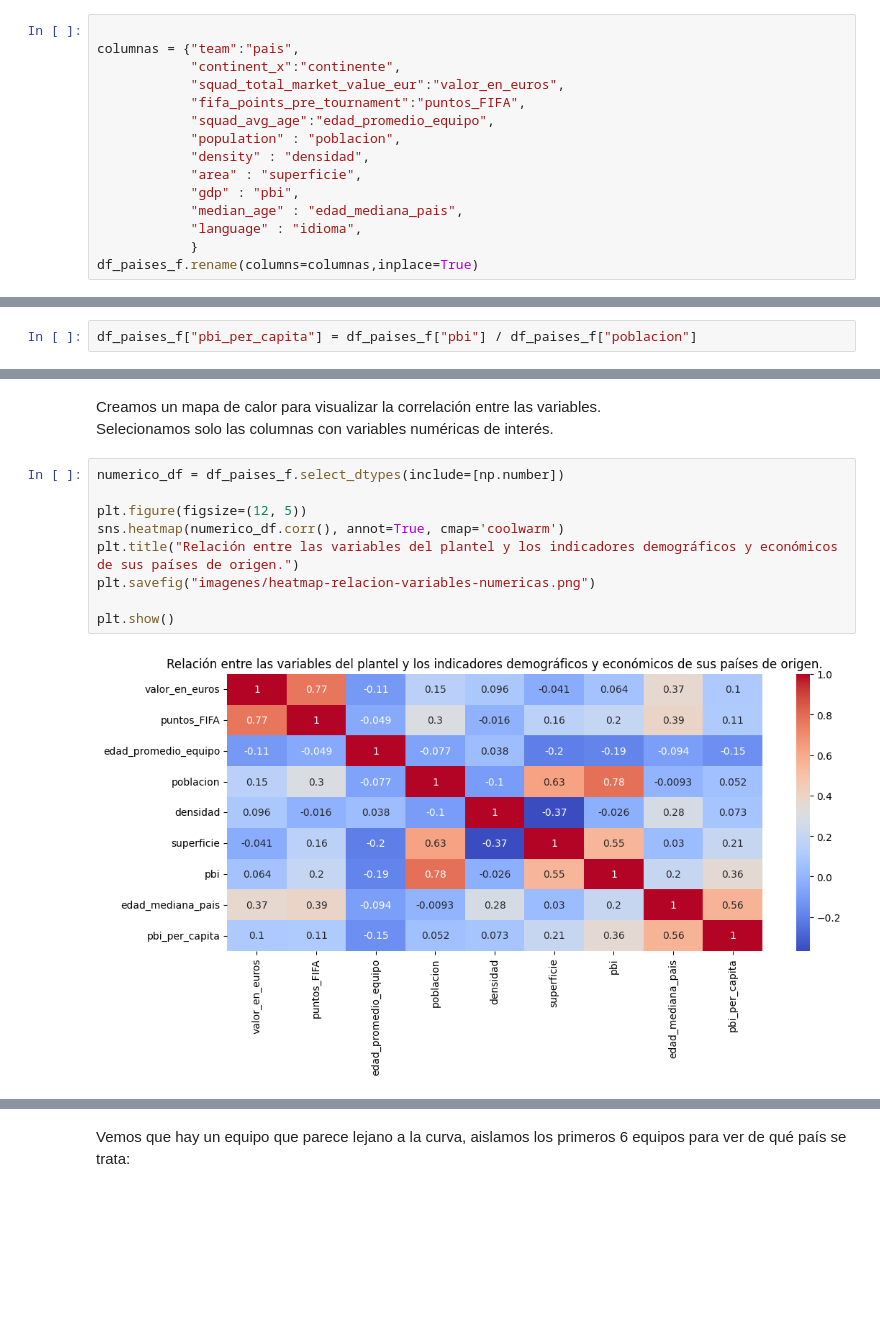
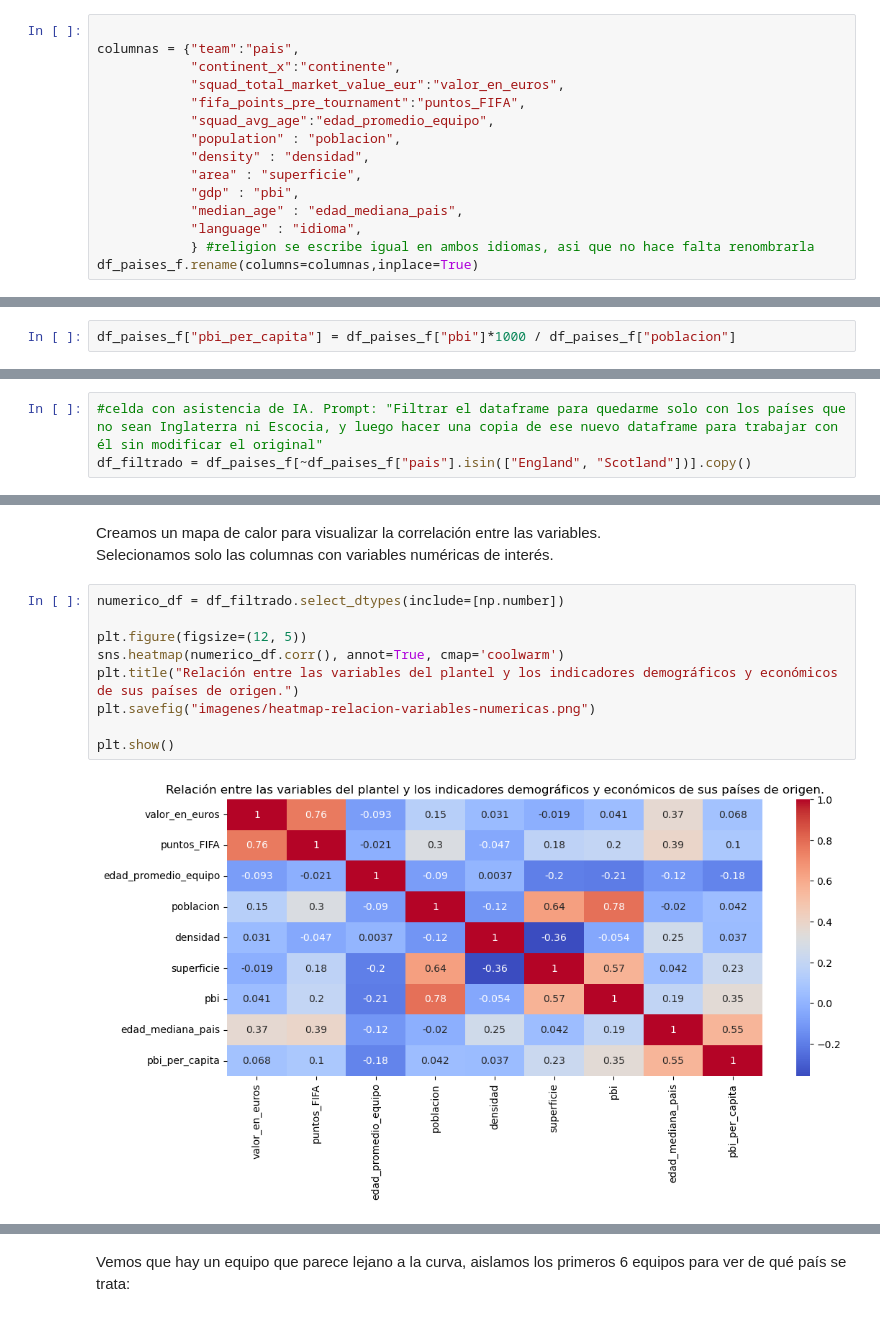
Before and after one commit to gleo1973/tp-laboratorio-mcag-1c2026, a Jupyter notebook: Laboratorio_TP_2026.ipynb, the cells around one changed output, grey strips where cells are left out. Cells and saved outputs as stored; diff of their text form; blank space fills up the shorter version.

```diff
--- a/Laboratorio_TP_2026.ipynb
+++ b/Laboratorio_TP_2026.ipynb
@@ -479,6 +472,6 @@ columnas = {"team":"pais",
             "gdp" : "pbi",
             "median_age" : "edad_mediana_pais",
             "language" : "idioma",
-            }
+            } #religion se escribe igual en ambos idiomas, asi que no hace falta renombrarla
 df_paises_f.rename(columns=columnas,inplace=True)
 # %% [markdown]
@@ -486,5 +479,5 @@ Generamos una columna de PBI per cápita dividiendo los valores de PBI por la po
 # %%
-df_paises_f["pbi_per_capita"] = df_paises_f["pbi"] / df_paises_f["poblacion"]
+df_paises_f["pbi_per_capita"] = df_paises_f["pbi"]*1000 / df_paises_f["poblacion"]
 # %% [markdown]
 Primero vamos a buscar si hay relación en términos matemáticos entre las variables numéricas. A esos fines, primero revisamos los tipos de variables que tenemos.
 # %%
@@ -507 +502,4 @@ dtype: object
+# %%
+#celda con asistencia de IA. Prompt: "Filtrar el dataframe para quedarme solo con los países que no sean Inglaterra ni Escocia, y luego hacer una copia de ese nuevo dataframe para trabajar con él sin modificar el original"
+df_filtrado = df_paises_f[~df_paises_f["pais"].isin(["England", "Scotland"])].copy()
 # %% [markdown]
@@ -524,14 +547,14 @@ Observamos una gran dispersión en el valor de los equipos (345 M€). Respecto
 Creamos un mapa de calor para visualizar la correlación entre las variables.
 Selecionamos solo las columnas con variables numéricas de interés.
 # %%
-numerico_df = df_paises_f.select_dtypes(include=[np.number])
+numerico_df = df_filtrado.select_dtypes(include=[np.number])
 
 plt.figure(figsize=(12, 5))
 sns.heatmap(numerico_df.corr(), annot=True, cmap='coolwarm')
 plt.title("Relación entre las variables del plantel y los indicadores demográficos y económicos de sus países de origen.")
 plt.savefig("imagenes/heatmap-relacion-variables-numericas.png")
 
 plt.show()
 # %% [output]
-[figure, old version]
+[figure, new version]
 # %% [markdown]
```
Also changed, not shown: parts of 22 cells of this notebook, 4 other files.
